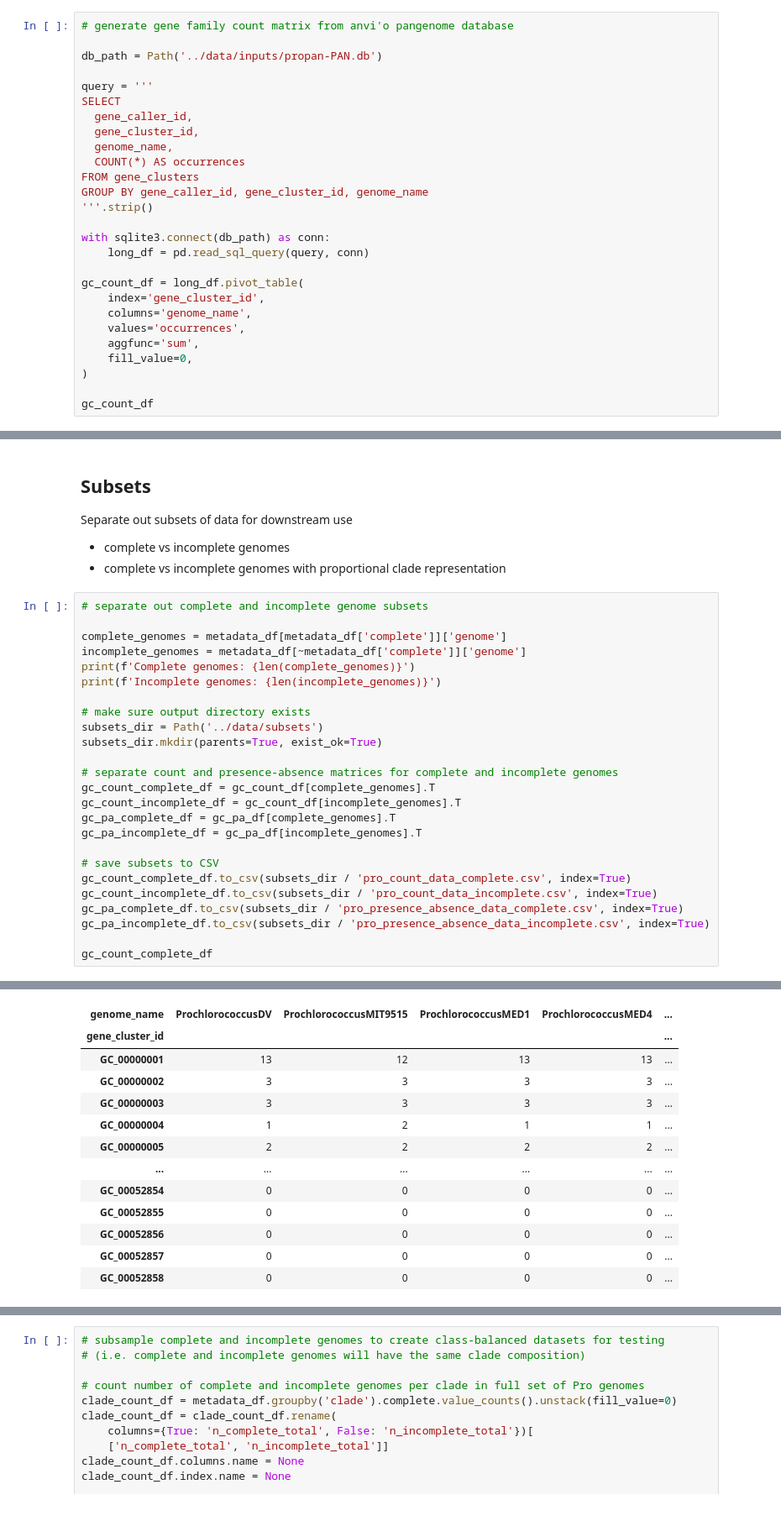
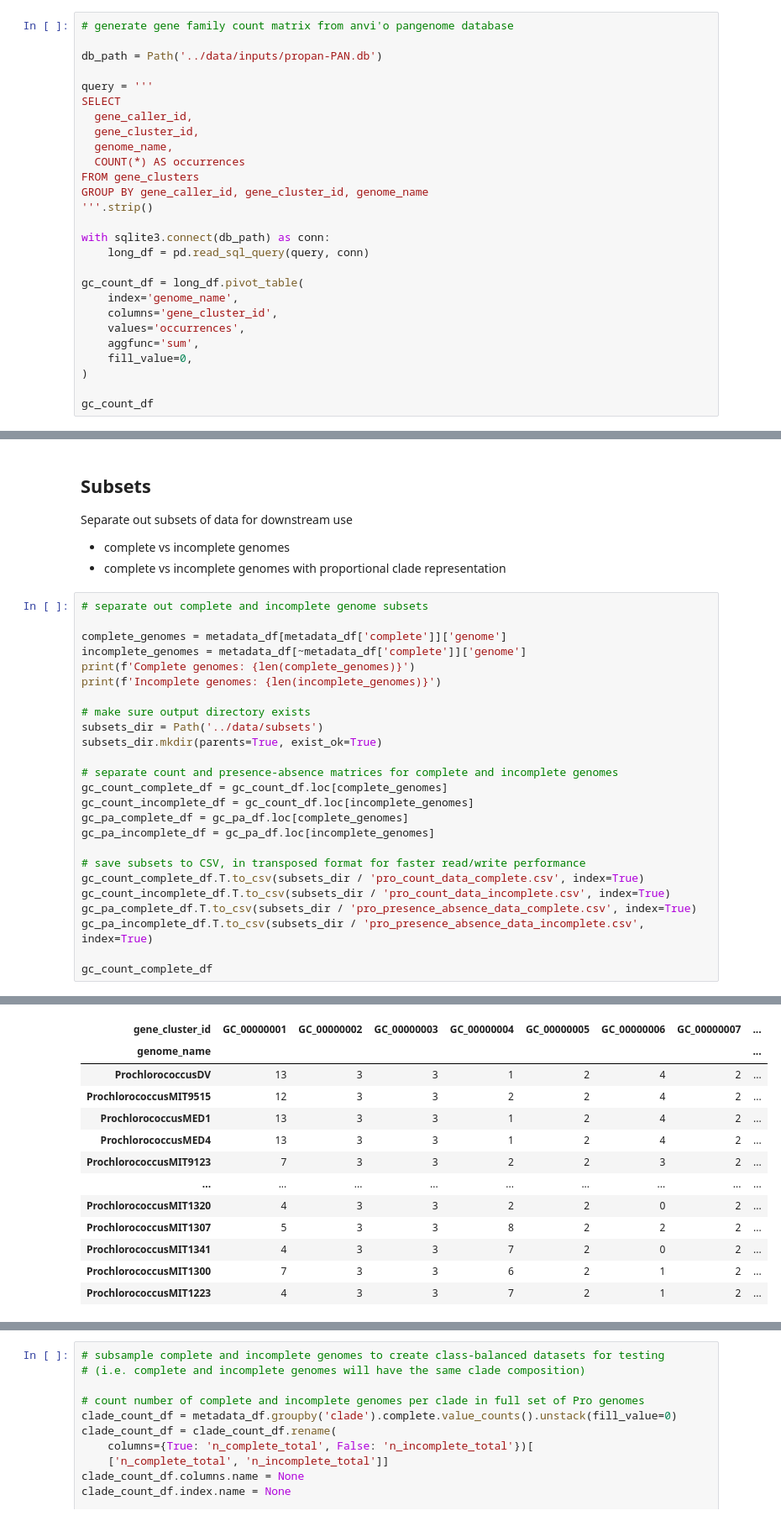
Before and after one commit to blasks/gene-prevalence, a Jupyter notebook: experiments/1-data-preparation.ipynb, the cells around one changed output, grey strips where cells are left out. Shown at 84% size. Drawn from its saved outputs; the diff is of its cells as text.

```diff
--- a/experiments/data-preparation.ipynb
+++ b/experiments/1-data-preparation.ipynb
@@ -212,8 +212,8 @@ with sqlite3.connect(db_path) as conn:
     long_df = pd.read_sql_query(query, conn)
 
 gc_count_df = long_df.pivot_table(
-    index='gene_cluster_id',
-    columns='genome_name',
+    index='genome_name',
+    columns='gene_cluster_id',
     values='occurrences',
     aggfunc='sum',
     fill_value=0,
@@ -272,41 +273,41 @@ Separate out subsets of data for downstream use
 # %%
 # separate out complete and incomplete genome subsets
 
 complete_genomes = metadata_df[metadata_df['complete']]['genome']
 incomplete_genomes = metadata_df[~metadata_df['complete']]['genome']
 print(f'Complete genomes: {len(complete_genomes)}')
 print(f'Incomplete genomes: {len(incomplete_genomes)}')
 
 # make sure output directory exists
 subsets_dir = Path('../data/subsets')
 subsets_dir.mkdir(parents=True, exist_ok=True)
 
 # separate count and presence-absence matrices for complete and incomplete genomes
-gc_count_complete_df = gc_count_df[complete_genomes].T
-gc_count_incomplete_df = gc_count_df[incomplete_genomes].T
-gc_pa_complete_df = gc_pa_df[complete_genomes].T
-gc_pa_incomplete_df = gc_pa_df[incomplete_genomes].T
+gc_count_complete_df = gc_count_df.loc[complete_genomes]
+gc_count_incomplete_df = gc_count_df.loc[incomplete_genomes]
+gc_pa_complete_df = gc_pa_df.loc[complete_genomes]
+gc_pa_incomplete_df = gc_pa_df.loc[incomplete_genomes]
 
-# save subsets to CSV
-gc_count_complete_df.to_csv(subsets_dir / 'pro_count_data_complete.csv', index=True)
-gc_count_incomplete_df.to_csv(subsets_dir / 'pro_count_data_incomplete.csv', index=True)
-gc_pa_complete_df.to_csv(subsets_dir / 'pro_presence_absence_data_complete.csv', index=True)
-gc_pa_incomplete_df.to_csv(subsets_dir / 'pro_presence_absence_data_incomplete.csv', index=True)
+# save subsets to CSV, in transposed format for faster read/write performance
+gc_count_complete_df.T.to_csv(subsets_dir / 'pro_count_data_complete.csv', index=True)
+gc_count_incomplete_df.T.to_csv(subsets_dir / 'pro_count_data_incomplete.csv', index=True)
+gc_pa_complete_df.T.to_csv(subsets_dir / 'pro_presence_absence_data_complete.csv', index=True)
+gc_pa_incomplete_df.T.to_csv(subsets_dir / 'pro_presence_absence_data_incomplete.csv', index=True)
 
 gc_count_complete_df
 # %% [output]
 Complete genomes: 65
 Incomplete genomes: 1041
-| genome_name | ProchlorococcusDV | ProchlorococcusMIT9515 | ProchlorococcusMED1 | ProchlorococcusMED4 | ... |
-| gene_cluster_id |  |  |  |  | ... |
-| GC_00000001 | 13 | 12 | 13 | 13 | ... |
-| GC_00000002 | 3 | 3 | 3 | 3 | ... |
-| GC_00000003 | 3 | 3 | 3 | 3 | ... |
-| GC_00000004 | 1 | 2 | 1 | 1 | ... |
-| GC_00000005 | 2 | 2 | 2 | 2 | ... |
-| ... | ... | ... | ... | ... | ... |
-| GC_00052854 | 0 | 0 | 0 | 0 | ... |
-| GC_00052855 | 0 | 0 | 0 | 0 | ... |
-| GC_00052856 | 0 | 0 | 0 | 0 | ... |
-| GC_00052857 | 0 | 0 | 0 | 0 | ... |
-| GC_00052858 | 0 | 0 | 0 | 0 | ... |
+| gene_cluster_id | GC_00000001 | GC_00000002 | GC_00000003 | GC_00000004 | GC_00000005 | GC_00000006 | GC_00000007 | ... |
+| genome_name |  |  |  |  |  |  |  | ... |
+| ProchlorococcusDV | 13 | 3 | 3 | 1 | 2 | 4 | 2 | ... |
+| ProchlorococcusMIT9515 | 12 | 3 | 3 | 2 | 2 | 4 | 2 | ... |
+| ProchlorococcusMED1 | 13 | 3 | 3 | 1 | 2 | 4 | 2 | ... |
+| ProchlorococcusMED4 | 13 | 3 | 3 | 1 | 2 | 4 | 2 | ... |
+| ProchlorococcusMIT9123 | 7 | 3 | 3 | 2 | 2 | 3 | 2 | ... |
+| ... | ... | ... | ... | ... | ... | ... | ... | ... |
+| ProchlorococcusMIT1320 | 4 | 3 | 3 | 2 | 2 | 0 | 2 | ... |
+| ProchlorococcusMIT1307 | 5 | 3 | 3 | 8 | 2 | 2 | 2 | ... |
+| ProchlorococcusMIT1341 | 4 | 3 | 3 | 7 | 2 | 0 | 2 | ... |
+| ProchlorococcusMIT1300 | 7 | 3 | 3 | 6 | 2 | 1 | 2 | ... |
+| ProchlorococcusMIT1223 | 4 | 3 | 3 | 7 | 2 | 1 | 2 | ... |
```
Also changed, not shown: parts of 5 cells of this notebook, 1 other file.
